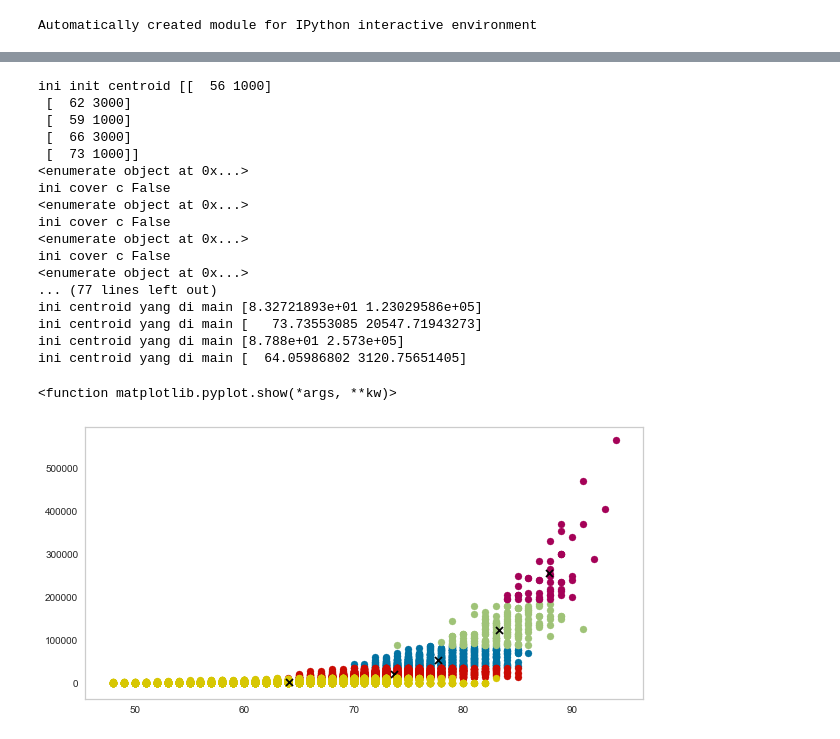
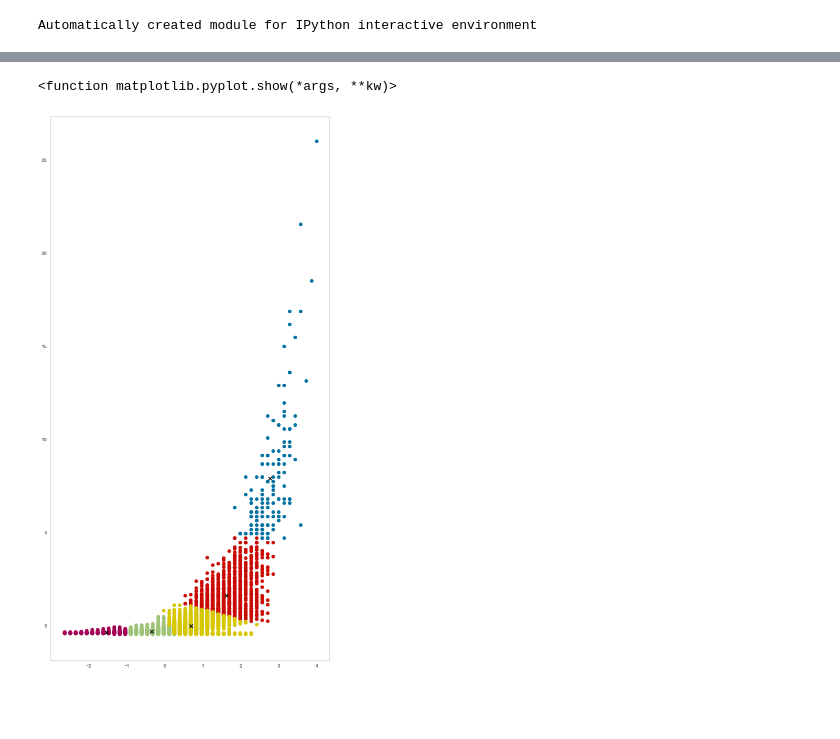
Before and after one commit to bimabimibimo/Malin_Clustering, a Jupyter notebook: MalinKMeans.ipynb, the cells around one changed output, grey strips where cells are left out. Drawn from its saved outputs; the diff is of its cells as text; code cells hidden in the pictures; blank space fills up the shorter version.

```diff
--- a/MalinKMeans.ipynb
+++ b/MalinKMeans.ipynb
@@ -100,42 +93,23 @@ def kmeans(X, k, dist_method, move_threshold):
 # %%
 
 from sklearn.preprocessing import StandardScaler
 dum = np.array(data)
+scal = StandardScaler()
+scal_x = scal.fit_transform(dum)
+centroids = kmeans(scal_x, k=5, dist_method=euc_distance, move_threshold=0.0001)
+clusters = get_cluster(scal_x, centroids, euc_distance)
 
-
-centroids = kmeans(dum, k=5, dist_method=euc_distance, move_threshold=0.0001)
-clusters = get_cluster(dum, centroids, euc_distance)
-
-plt.rcParams['figure.figsize'] = [10, 5]
+plt.rcParams['figure.figsize'] = [10, 20]
 for centroid, points in clusters.items():
     points = np.array(points)
-#     print('ini point yang di main',points)
     centroid = np.mean(points, axis=0)
-    print('ini centroid yang di main',centroid)
     plt.scatter(points[:, 0], points[:, 1], marker='o')
     plt.grid()
     plt.scatter(centroid[0], centroid[1], marker='x', color="black")
 plt.show
 # %% [output]
-ini init centroid [[  56 1000]
- [  62 3000]
- [  59 1000]
- [  66 3000]
- [  73 1000]]
-<enumerate object at 0x...>
-ini cover c False
-<enumerate object at 0x...>
-ini cover c False
-<enumerate object at 0x...>
-ini cover c False
-<enumerate object at 0x...>
-... (77 lines left out)
-ini centroid yang di main [8.32721893e+01 1.23029586e+05]
-ini centroid yang di main [   73.73553085 20547.71943273]
-ini centroid yang di main [8.788e+01 2.573e+05]
-ini centroid yang di main [  64.05986802 3120.75651405]
+<function matplotlib.pyplot.show(*args, **kw)>
-<function matplotlib.pyplot.show(*args, **kw)>
-[figure, old version]
+[figure, new version]
 # %%
 points
 # %% [output]
```
Also changed, not shown: parts of 8 cells of this notebook.
